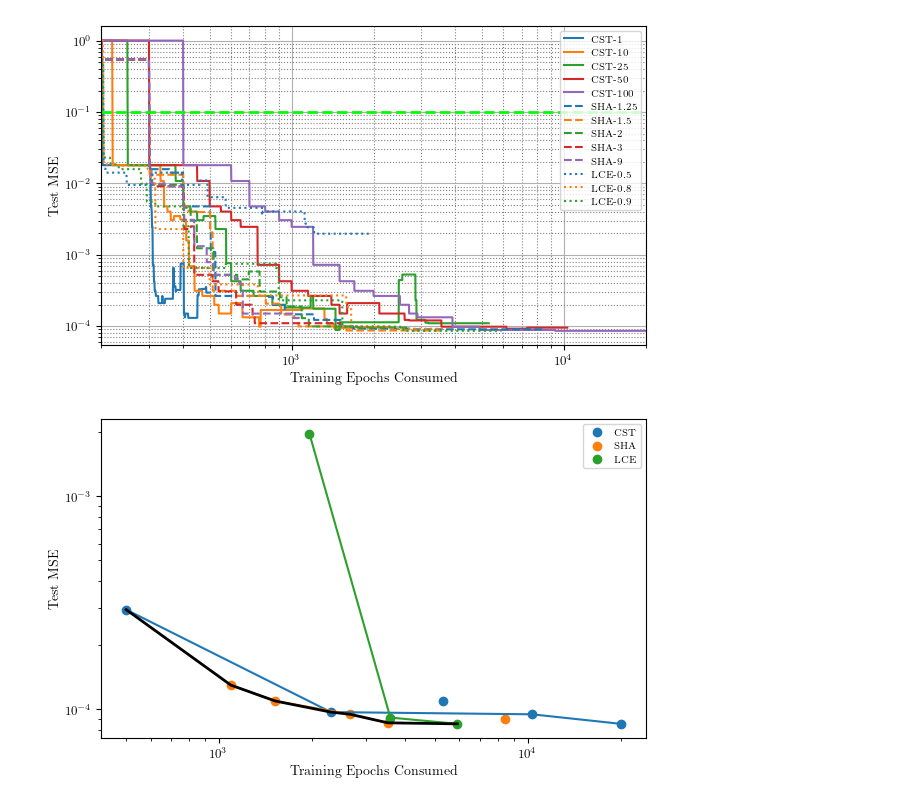
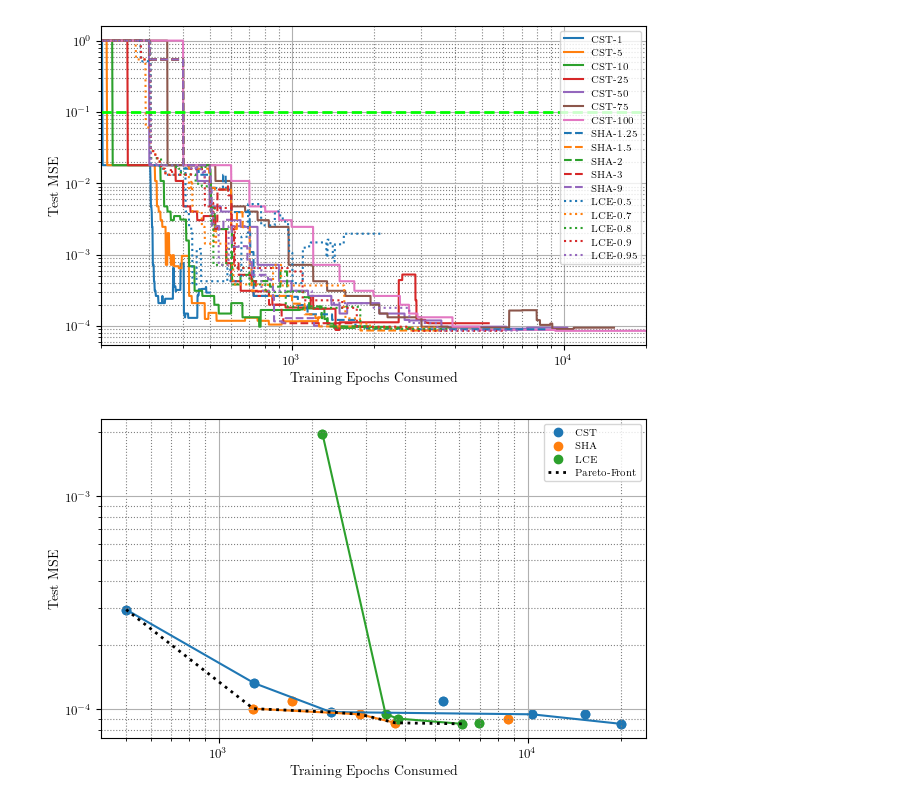
Before and after one commit to fmohr/lcdb, a Jupyter notebook: publications/2024-neurocom/multi-fidelity-hpo/experiments/hpobench_tabular/analysis.ipynb, the cells around one changed output. Saved outputs shown, nothing was run; the diff lists cells and outputs as text; code cells hidden in the pictures.

```diff
--- a/publications/2024-neurocom/multi-fidelity-hpo/experiments/hpobench_tabular/analysis.ipynb
+++ b/publications/2024-neurocom/multi-fidelity-hpo/experiments/hpobench_tabular/analysis.ipynb
@@ -44,15 +44,15 @@ import itertools
 random_states = "1608637542 3421126067 4083286876  787846414 3143890026 3348747335 2571218620 2563451924  670094950 1914837113".split()
 
 map_stopper_to_args = {
-    "deephyper.stopper.ConstantStopper": "1 10 25 50 100".split(),
+    "deephyper.stopper.ConstantStopper": "1 5 10 25 50 75 100".split(),
     "deephyper.stopper.SuccessiveHalvingStopper": "1.25 1.5 2 3 9".split(),
-    "deephyper.stopper.LCModelStopper": "0.5 0.8 0.9".split(),
+    "deephyper.stopper.LCModelStopper": "0.5 0.7 0.8 0.9 0.95".split(),
 }
 
 map_stopper_to_topk = {
     "deephyper.stopper.ConstantStopper": 3,
-    "deephyper.stopper.SuccessiveHalvingStopper": 1,
-    "deephyper.stopper.LCModelStopper": 1,
+    "deephyper.stopper.SuccessiveHalvingStopper": 3,
+    "deephyper.stopper.LCModelStopper": 3,
 }
 
 map_stopper_to_linestyle = {
@@ -188,39 +188,39 @@ for i, (stopper, stopper_items) in enumerate(data.items()):
         x = x_space[:x_max_j]
         y_list = np.asarray(y_list)
         y_list = y_list[:, :x_max_j]
-        y_mean = y_list.mean(axis=0)
+        # y_mean = y_list.mean(axis=0)
         y_mean = np.median(y_list, axis=0)
         # y_stde = y_list.std(axis=0) / np.sqrt(len(y_list))
         y_min = np.quantile(y_list, q=0.25, axis=0)
         y_max = np.quantile(y_list, q=0.75, axis=0)
 
         data_y_final[stopper].append([x[-1], y_mean[-1]])
 
         plt.plot(
             x,
             y_mean,
             linestyle=map_stopper_to_linestyle[stopper],
             color=color,
             label=f"{map_stopper_to_label[stopper]}-{stopper_args}",
         )
         # plt.fill_between(x, y_min, y_max, alpha=0.2, color=color)
 
 plt.axhline(0.1, linestyle="--", color="lime", linewidth=2)
 
 plt.xlabel("Training Epochs Consumed")
 plt.ylabel("Test MSE")
 # plt.ylabel("Objective")
 plt.xscale("log")
 # plt.xlim(100, 200 + 3*100)
 plt.xlim(200, max_buget * 200)
 plt.yscale("log")
 plt.grid()
 plt.grid(visible=True, which="minor", color="gray", linestyle=":")
 plt.legend()
-# plt.savefig(f"figures/pruners_{dataset}_{search}.png", bbox_inches="tight")
+plt.savefig(os.path.join(exp.task, "curves.jpg"), dpi=300, bbox_inches="tight")
 plt.show()
 # %% [output]
-[figure, old version]
+[figure, new version]
 # %%
 from deephyper.skopt.moo import non_dominated_set, pareto_front
 
@@ -234,20 +234,22 @@ plt.figure(figsize=figsize)
 for i, (stopper, y) in enumerate(data_y_final.items()):
     y_all.extend(y)
     y = np.array(y)
-    mask = non_dominated_set(y)
+    pf = pareto_front(y, sort=True)
     plt.scatter(y[:,0], y[:,1], color=f"C{i}", label=map_stopper_to_label[stopper])
-    plt.plot(y[mask,0], y[mask,1])
+    plt.plot(pf[:,0], pf[:,1])
 
 y_all = np.array(y_all)
 pf = pareto_front(y_all, sort=True)
-plt.plot(pf[:,0], pf[:,1], color="black", linewidth=2)
+plt.plot(pf[:,0], pf[:,1], color="black", linewidth=2, linestyle=":", label="Pareto-Front")
 
 plt.xscale("log")
 plt.yscale("log")
 plt.xlabel("Training Epochs Consumed")
 plt.ylabel("Test MSE")
 plt.legend()
-# plt.grid()
+plt.grid()
+plt.grid(visible=True, which="minor", color="gray", linestyle=":")
+plt.savefig(os.path.join(exp.task, "pf.jpg"), dpi=300, bbox_inches="tight")
 plt.show()
 # %% [output]
-[figure, old version]
+[figure, new version]
```
Also changed, not shown: 3 other files.
